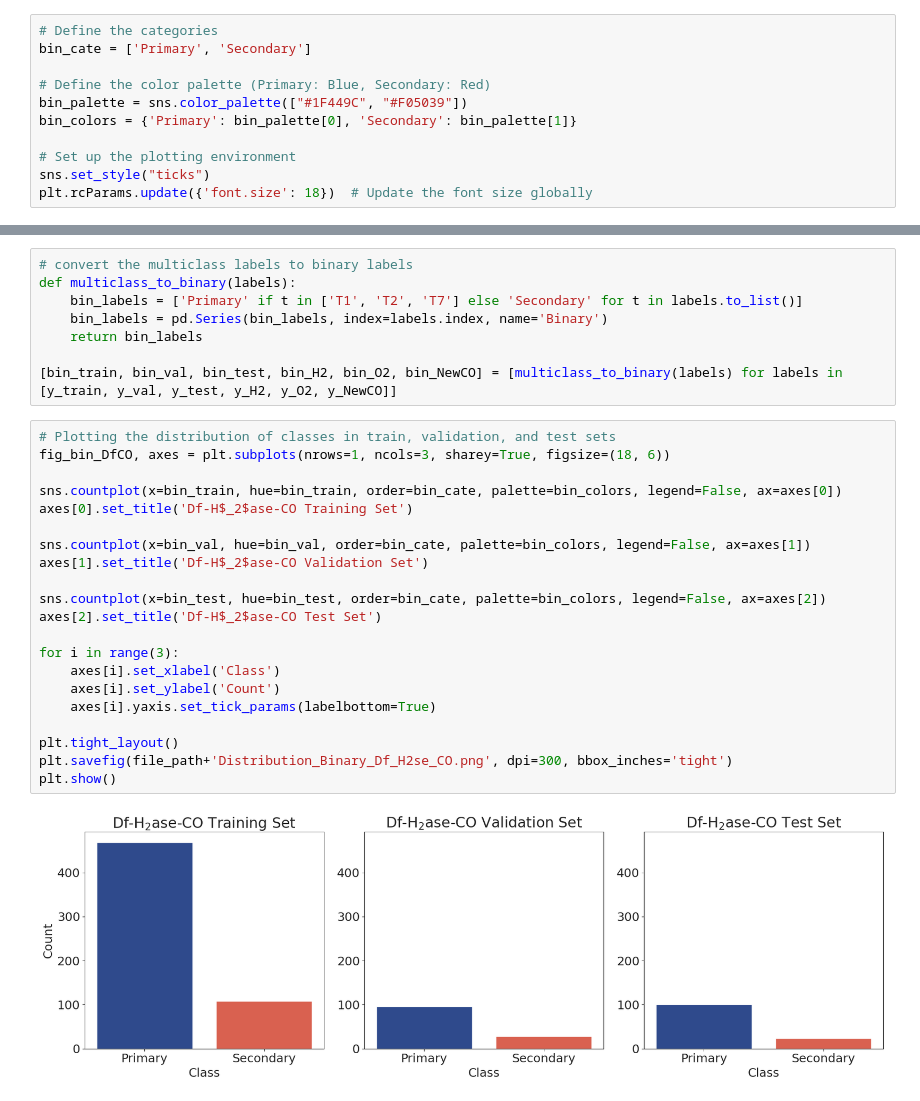
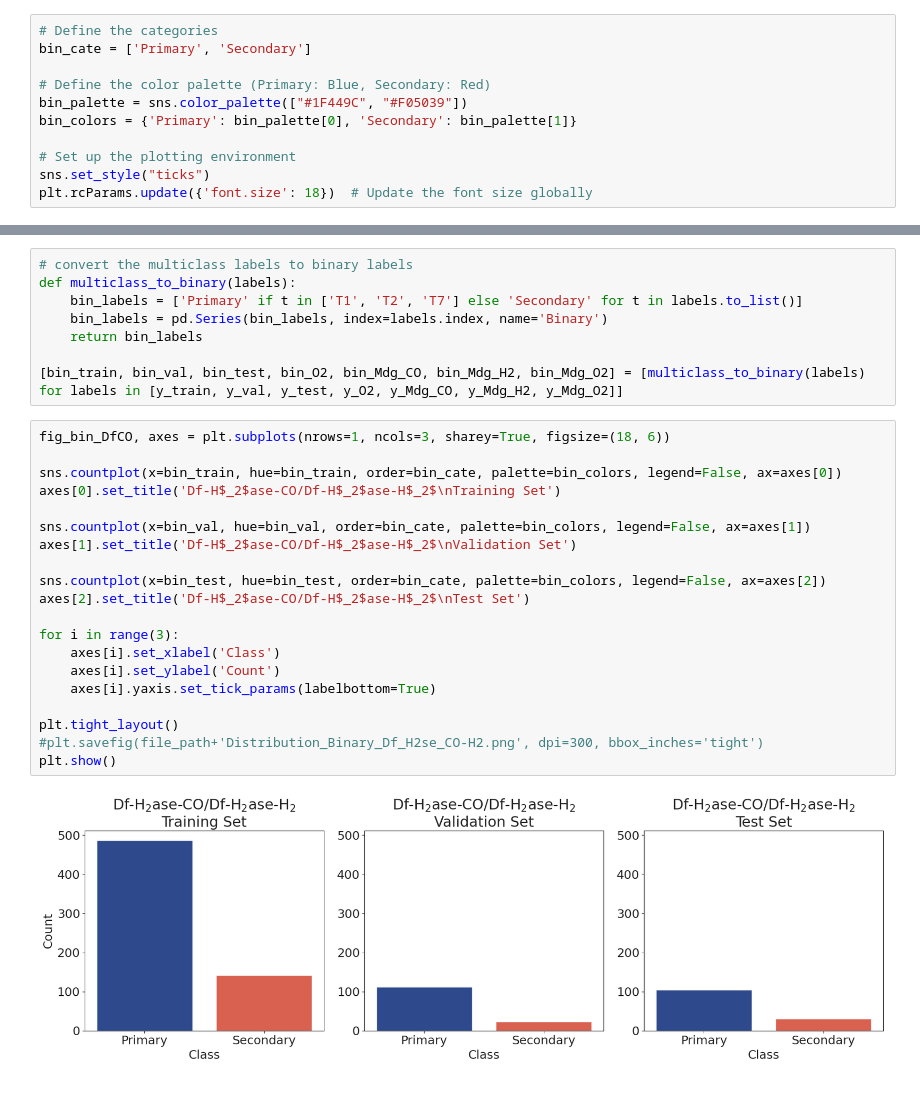
Before and after one commit to FarzinSohraby/PathInHydro, a Jupyter notebook: Data_Distribution_Binary.ipynb, the cells around one changed output, grey strips where cells are left out. Drawn from its saved outputs; the diff is of its cells as text.

```diff
--- a/Data_Distribution_Binary.ipynb
+++ b/Data_Distribution_Binary.ipynb
@@ -60,28 +62,27 @@ def multiclass_to_binary(labels):
     bin_labels = pd.Series(bin_labels, index=labels.index, name='Binary')
     return bin_labels
 
-[bin_train, bin_val, bin_test, bin_H2, bin_O2, bin_NewCO] = [multiclass_to_binary(labels) for labels in [y_train, y_val, y_test, y_H2, y_O2, y_NewCO]]
+[bin_train, bin_val, bin_test, bin_O2, bin_Mdg_CO, bin_Mdg_H2, bin_Mdg_O2] = [multiclass_to_binary(labels) for labels in [y_train, y_val, y_test, y_O2, y_Mdg_CO, y_Mdg_H2, y_Mdg_O2]]
 # %%
-# Plotting the distribution of classes in train, validation, and test sets
 fig_bin_DfCO, axes = plt.subplots(nrows=1, ncols=3, sharey=True, figsize=(18, 6))
 
 sns.countplot(x=bin_train, hue=bin_train, order=bin_cate, palette=bin_colors, legend=False, ax=axes[0])
-axes[0].set_title('Df-H$_2$ase-CO Training Set')
+axes[0].set_title('Df-H$_2$ase-CO/Df-H$_2$ase-H$_2$\nTraining Set')
 
 sns.countplot(x=bin_val, hue=bin_val, order=bin_cate, palette=bin_colors, legend=False, ax=axes[1])
-axes[1].set_title('Df-H$_2$ase-CO Validation Set')
+axes[1].set_title('Df-H$_2$ase-CO/Df-H$_2$ase-H$_2$\nValidation Set')
 
 sns.countplot(x=bin_test, hue=bin_test, order=bin_cate, palette=bin_colors, legend=False, ax=axes[2])
-axes[2].set_title('Df-H$_2$ase-CO Test Set')
+axes[2].set_title('Df-H$_2$ase-CO/Df-H$_2$ase-H$_2$\nTest Set')
 
 for i in range(3):
     axes[i].set_xlabel('Class')
     axes[i].set_ylabel('Count')
     axes[i].yaxis.set_tick_params(labelbottom=True)
 
 plt.tight_layout()
-plt.savefig(file_path+'Distribution_Binary_Df_H2se_CO.png', dpi=300, bbox_inches='tight')
+#plt.savefig(file_path+'Distribution_Binary_Df_H2se_CO-H2.png', dpi=300, bbox_inches='tight')
 plt.show()
 # %% [output]
-[figure, old version]
+[figure, new version]
 # %%
```
Also changed, not shown: parts of 4 cells of this notebook, 1 other file.
